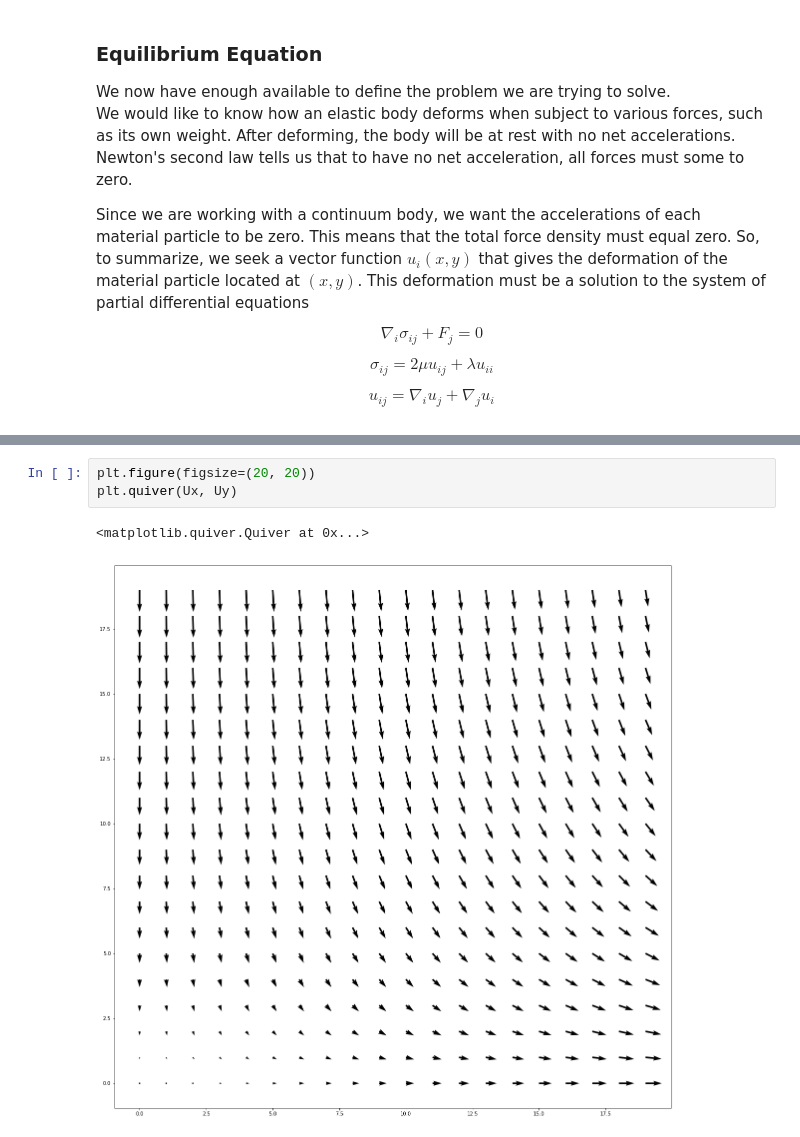
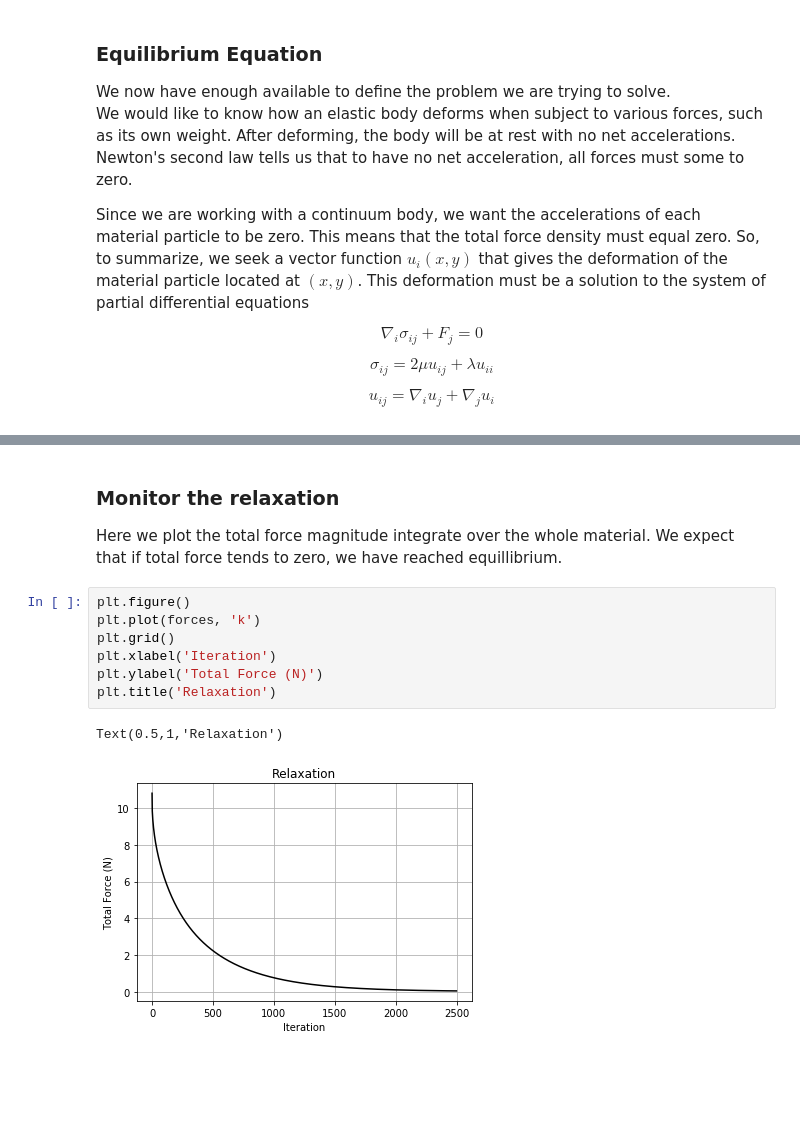
Before and after one commit to theilmbh/physics_notebooks, a Jupyter notebook: Elastostatics/ComputationalElastostatics-2D.ipynb, the cells around one changed output, grey strips where cells are left out. Cells and saved outputs as stored; diff of their text form; blank space fills up the shorter version.

```diff
--- a/Elastostatics/ComputationalElastostatics-2D.ipynb
+++ b/Elastostatics/ComputationalElastostatics-2D.ipynb
@@ -211,6 +253,14 @@ plt.plot(forces)
-# %%
-plt.figure(figsize=(20, 20))
-plt.quiver(Ux, Uy)
-# %% [output]
-<matplotlib.quiver.Quiver at 0x...>
-[figure, removed]
+# %% [markdown]
+### Monitor the relaxation
+
+Here we plot the total force magnitude integrate over the whole material. We expect that if total force tends to zero, we have reached equillibrium.
+# %%
+plt.figure()
+plt.plot(forces, 'k')
+plt.grid()
+plt.xlabel('Iteration')
+plt.ylabel('Total Force (N)')
+plt.title('Relaxation')
+# %% [output]
+Text(0.5,1,'Relaxation')
+[figure, added]
```
Also changed, not shown: parts of 24 cells of this notebook, 1 other file.
